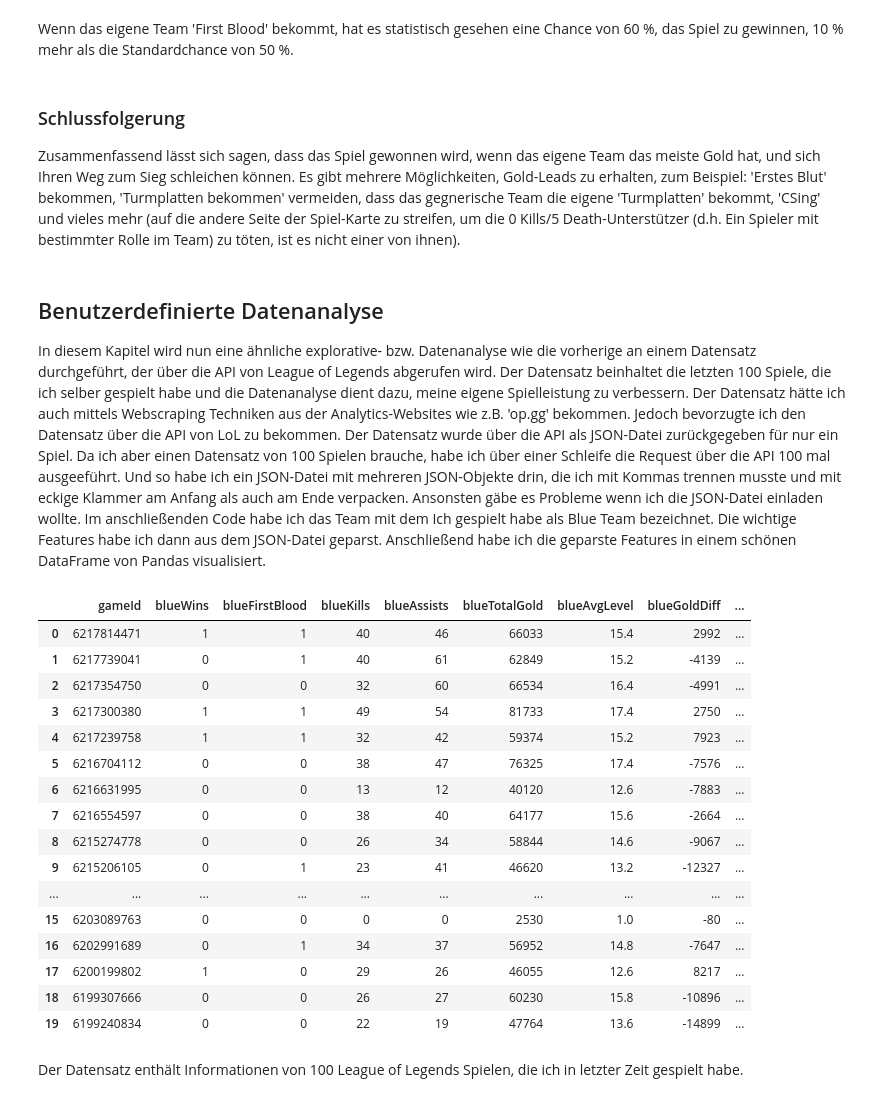
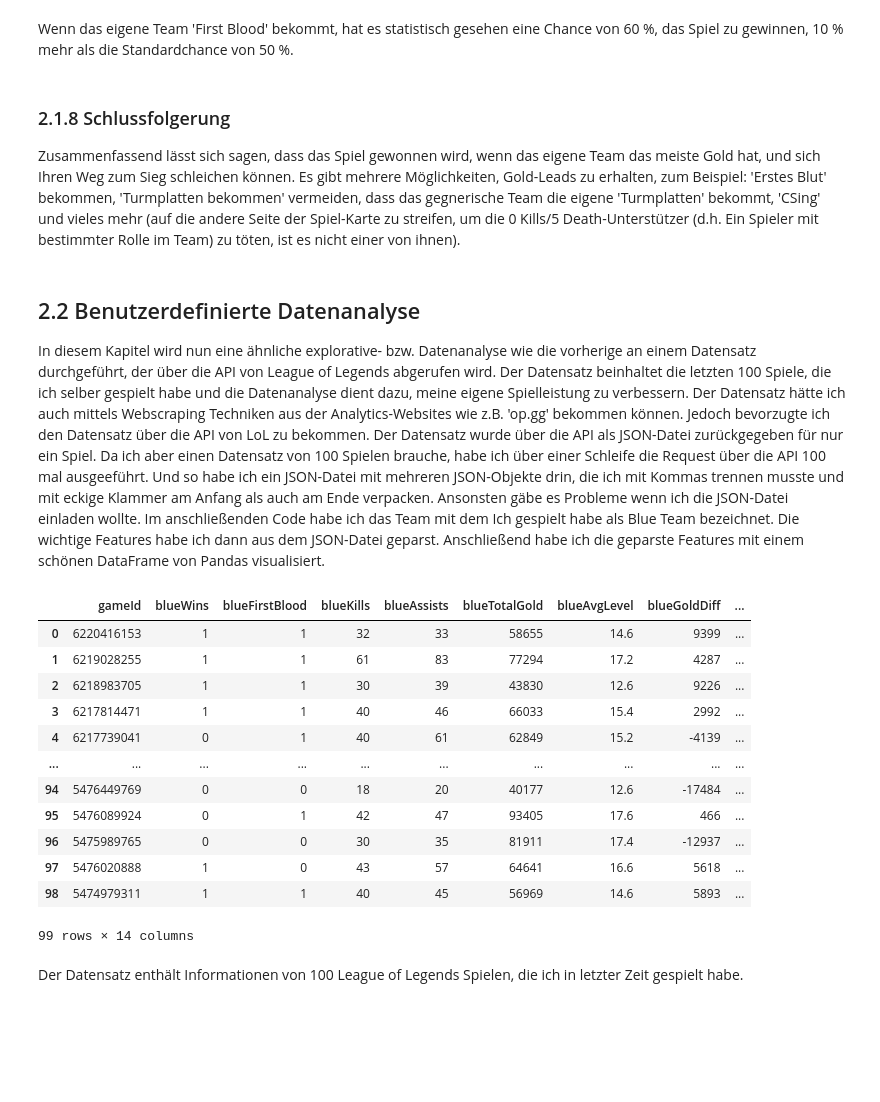
Before and after one commit to tyemalshara/Datenanalyse, a Jupyter notebook: Datenanalyse_run.ipynb, the cells around one changed output. Saved outputs shown, nothing was run; the diff lists cells and outputs as text; code cells hidden in the pictures; blank space fills up the shorter version.

```diff
--- a/Datenanalyse_run.ipynb
+++ b/Datenanalyse_run.ipynb
@@ -233,14 +244,14 @@ plt.show()
 # %% [markdown]
 Wenn das eigene Team 'First Blood' bekommt, hat es statistisch gesehen eine Chance von 60 %, das Spiel zu gewinnen, 10 % mehr als die Standardchance von 50 %.
 # %% [markdown]
-### Schlussfolgerung
+### 2.1.8 Schlussfolgerung
 Zusammenfassend lässt sich sagen, dass das Spiel gewonnen wird, wenn das eigene Team das meiste Gold hat, und sich Ihren Weg zum Sieg schleichen können. Es gibt mehrere Möglichkeiten, Gold-Leads zu erhalten, zum Beispiel: 'Erstes Blut' bekommen, 'Turmplatten bekommen' vermeiden, dass das gegnerische Team die eigene 'Turmplatten' bekommt, 'CSing' und vieles mehr (auf die andere Seite der Spiel-Karte zu streifen, um die 0 Kills/5 Death-Unterstützer (d.h. Ein Spieler mit bestimmter Rolle im Team) zu töten, ist es nicht einer von ihnen).
 # %% [markdown]
-## Benutzerdefinierte Datenanalyse
+## 2.2 Benutzerdefinierte Datenanalyse
 In diesem Kapitel wird nun eine ähnliche explorative- bzw. Datenanalyse wie die vorherige an einem Datensatz durchgeführt, der über die API von League of Legends abgerufen wird. Der Datensatz beinhaltet die letzten 100 Spiele, die ich selber gespielt habe und die Datenanalyse dient dazu, meine eigene Spielleistung zu verbessern.
-Der Datensatz hätte ich auch mittels Webscraping Techniken aus der Analytics-Websites wie z.B. 'op.gg' bekommen. Jedoch bevorzugte ich den Datensatz über die API von LoL zu bekommen.
+Der Datensatz hätte ich auch mittels Webscraping Techniken aus der Analytics-Websites wie z.B. 'op.gg' bekommen können. Jedoch bevorzugte ich den Datensatz über die API von LoL zu bekommen.
 Der Datensatz wurde über die API als JSON-Datei zurückgegeben für nur ein Spiel. Da ich aber einen Datensatz von 100 Spielen brauche, habe ich über einer Schleife die Request über die API 100 mal ausgeeführt. Und so habe ich ein JSON-Datei mit mehreren JSON-Objekte drin, die ich mit Kommas trennen musste und mit eckige Klammer am Anfang als auch am Ende verpacken. Ansonsten gäbe es Probleme wenn ich die JSON-Datei einladen wollte.
-Im anschließenden Code habe ich das Team mit dem Ich gespielt habe als Blue Team bezeichnet. Die wichtige Features habe ich dann aus dem JSON-Datei geparst. Anschließend habe ich die geparste Features in einem schönen DataFrame von Pandas visualisiert.
+Im anschließenden Code habe ich das Team mit dem Ich gespielt habe als Blue Team bezeichnet. Die wichtige Features habe ich dann aus dem JSON-Datei geparst. Anschließend habe ich die geparste Features mit einem schönen DataFrame von Pandas visualisiert.
 # %%
 import json
 import pandas as pd
@@ -248,7 +259,7 @@ import pandas as pd
 studentsList = []
 blueteamId = 0
 # print("Started Reading JSON file which contains multiple JSON document")
-with open('match_data.json') as f:
+with open('match_data100.json') as f:
     for jsonObj in f:
         studentDict = json.loads(jsonObj)
         studentsList.append(studentDict)
@@ -313,49 +324,45 @@ for student in studentsList:
             if RedTeamfirstblood == False:
                 RedTeamfirstblood = 0
             if RedTeamfirstblood == True:
                 RedTeamfirstblood = 1
             RedTeamWin = team['win']
     # Add the key/value of fields of interests to the 'mydict' dict
     mydict['gameId'] = gameId
     mydict['blueWins'] = BlueTeamWin
     mydict['blueFirstBlood'] = BlueTeamfirstblood
     mydict['blueKills'] = BlueteamKills
     mydict['blueAssists'] = BlueTeam_assists
     mydict['blueTotalGold'] = BlueTeam_goldEarned
     mydict['blueAvgLevel'] = BlueTeam_AvgLevel
     mydict['blueGoldDiff'] = blueGoldDiff
 
     mydict['redFirstBlood'] = RedTeamfirstblood
     mydict['redKills'] = RedteamKills
     mydict['redAssists'] = RedTeam_assists
     mydict['redTotalGold'] = RedTeam_goldEarned
     mydict['redAvgLevel'] = RedTeam_AvgLevel
     mydict['redGoldDiff'] = redGoldDiff
 
     data.append(mydict) # Add the 'mydict' dict to the 'data' list
 
 # Create a dataframe from the list of dictionaries
 df = pd.DataFrame(data)
 # Print the dataframe
 df
 # %% [output]
 |  | gameId | blueWins | blueFirstBlood | blueKills | blueAssists | blueTotalGold | blueAvgLevel | blueGoldDiff | ... |
-| 0 | 6217814471 | 1 | 1 | 40 | 46 | 66033 | 15.4 | 2992 | ... |
-| 1 | 6217739041 | 0 | 1 | 40 | 61 | 62849 | 15.2 | -4139 | ... |
-| 2 | 6217354750 | 0 | 0 | 32 | 60 | 66534 | 16.4 | -4991 | ... |
-| 3 | 6217300380 | 1 | 1 | 49 | 54 | 81733 | 17.4 | 2750 | ... |
-| 4 | 6217239758 | 1 | 1 | 32 | 42 | 59374 | 15.2 | 7923 | ... |
-| 5 | 6216704112 | 0 | 0 | 38 | 47 | 76325 | 17.4 | -7576 | ... |
-| 6 | 6216631995 | 0 | 0 | 13 | 12 | 40120 | 12.6 | -7883 | ... |
-| 7 | 6216554597 | 0 | 0 | 38 | 40 | 64177 | 15.6 | -2664 | ... |
-| 8 | 6215274778 | 0 | 0 | 26 | 34 | 58844 | 14.6 | -9067 | ... |
-| 9 | 6215206105 | 0 | 1 | 23 | 41 | 46620 | 13.2 | -12327 | ... |
+| 0 | 6220416153 | 1 | 1 | 32 | 33 | 58655 | 14.6 | 9399 | ... |
+| 1 | 6219028255 | 1 | 1 | 61 | 83 | 77294 | 17.2 | 4287 | ... |
+| 2 | 6218983705 | 1 | 1 | 30 | 39 | 43830 | 12.6 | 9226 | ... |
+| 3 | 6217814471 | 1 | 1 | 40 | 46 | 66033 | 15.4 | 2992 | ... |
+| 4 | 6217739041 | 0 | 1 | 40 | 61 | 62849 | 15.2 | -4139 | ... |
 | ... | ... | ... | ... | ... | ... | ... | ... | ... | ... |
-| 15 | 6203089763 | 0 | 0 | 0 | 0 | 2530 | 1.0 | -80 | ... |
-| 16 | 6202991689 | 0 | 1 | 34 | 37 | 56952 | 14.8 | -7647 | ... |
-| 17 | 6200199802 | 1 | 0 | 29 | 26 | 46055 | 12.6 | 8217 | ... |
-| 18 | 6199307666 | 0 | 0 | 26 | 27 | 60230 | 15.8 | -10896 | ... |
-| 19 | 6199240834 | 0 | 0 | 22 | 19 | 47764 | 13.6 | -14899 | ... |
+| 94 | 5476449769 | 0 | 0 | 18 | 20 | 40177 | 12.6 | -17484 | ... |
+| 95 | 5476089924 | 0 | 1 | 42 | 47 | 93405 | 17.6 | 466 | ... |
+| 96 | 5475989765 | 0 | 0 | 30 | 35 | 81911 | 17.4 | -12937 | ... |
+| 97 | 5476020888 | 1 | 0 | 43 | 57 | 64641 | 16.6 | 5618 | ... |
+| 98 | 5474979311 | 1 | 1 | 40 | 45 | 56969 | 14.6 | 5893 | ... |
+99 rows × 14 columns
 # %% [markdown]
 Der Datensatz enthält Informationen von 100 League of Legends Spielen, die ich in letzter Zeit gespielt habe.
 # %%
```
Also changed, not shown: parts of 21 cells of this notebook.
